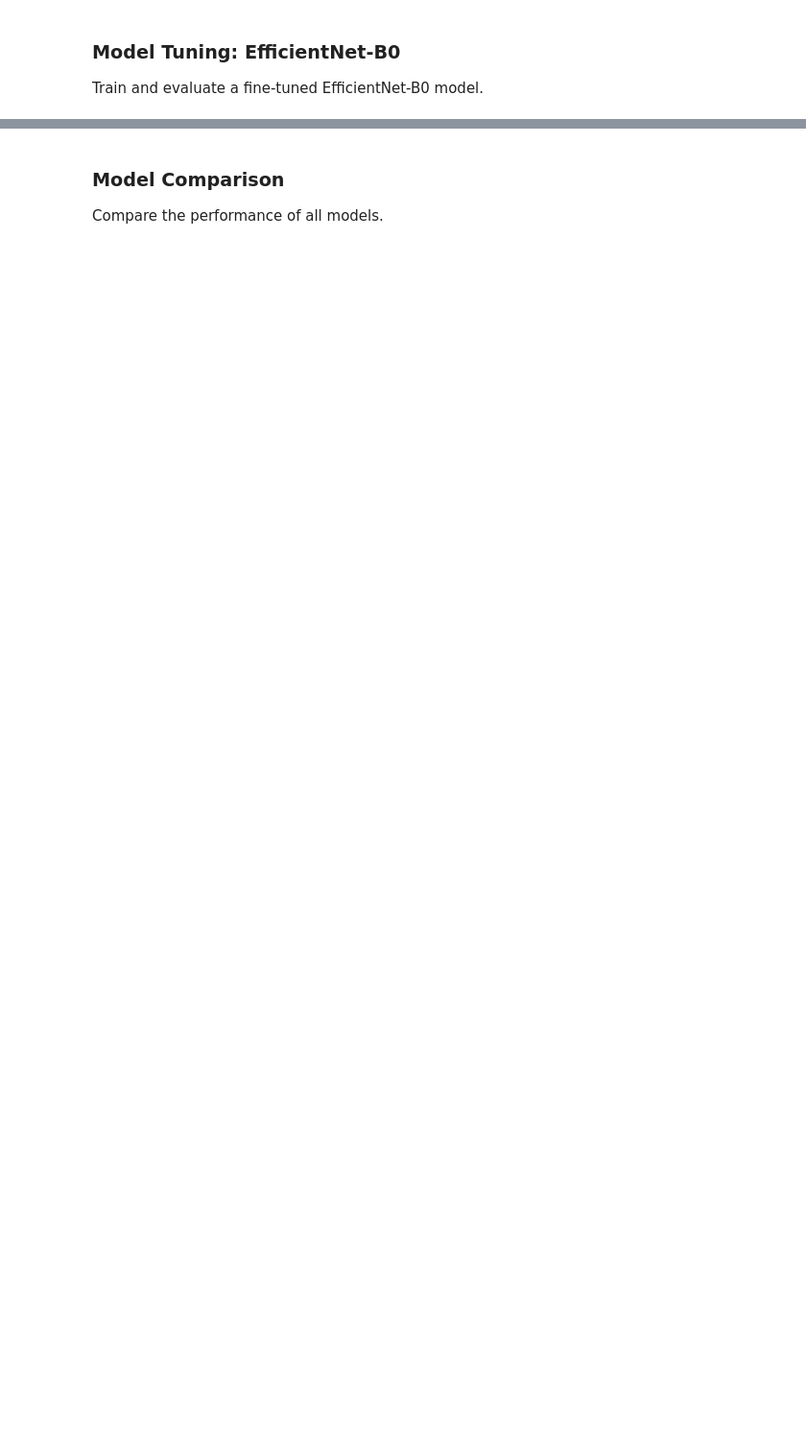
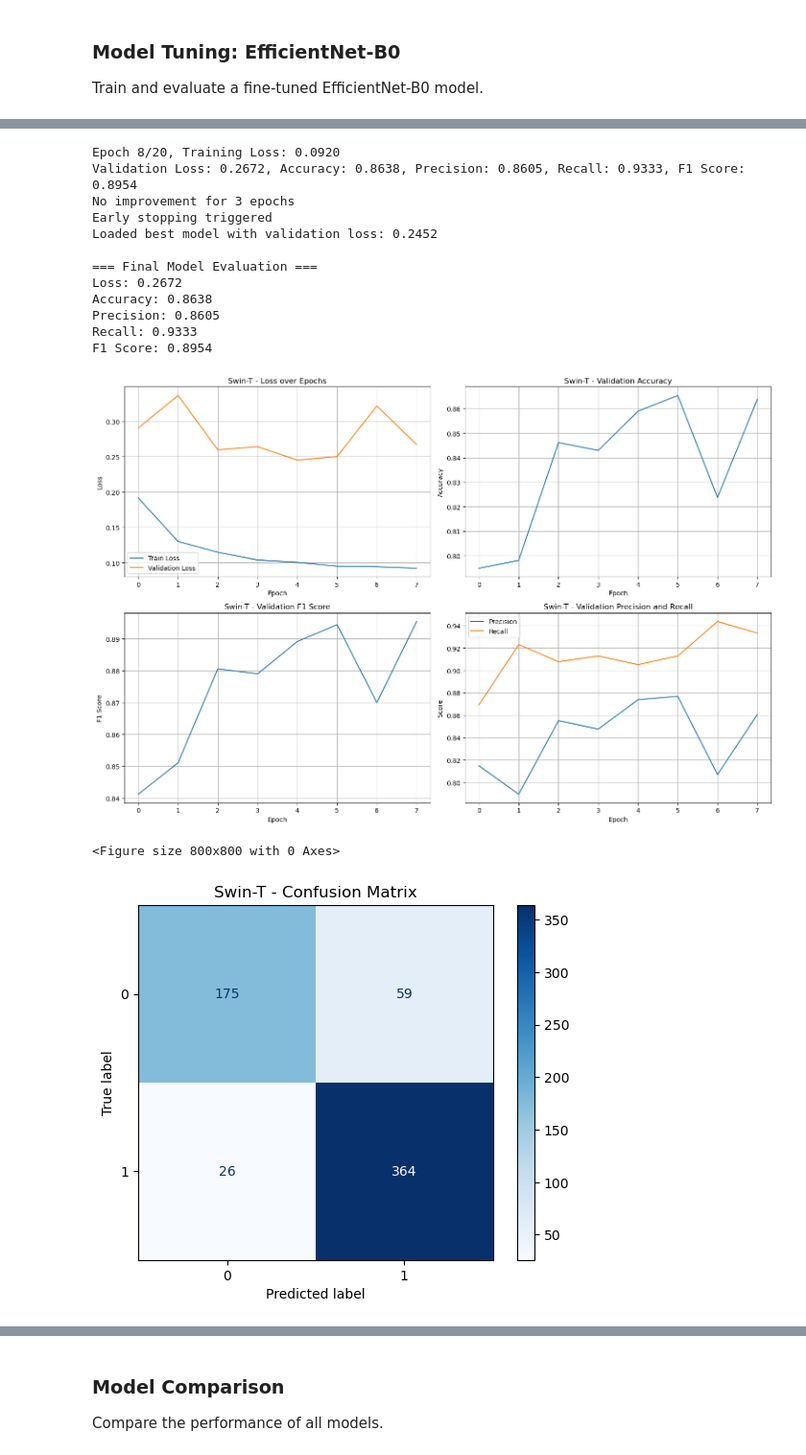
Before and after one commit to LuoZihYuan/Pneumonia-Detection, a Jupyter notebook: 3_pretrained_model_tuning.ipynb, the cells around one changed output, grey strips where cells are left out. Shown at 96% size. Drawn from its saved outputs; the diff is of its cells as text; code cells hidden in the pictures; blank space fills up the shorter version.

```diff
--- a/3_pretrained_model_tuning.ipynb
+++ b/3_pretrained_model_tuning.ipynb
@@ -561,0 +665,6 @@ F1 Score: 0.9114
+# %%
+swin_model = create_swin_model()
+swin_model, swin_metrics = train_model(
+  swin_model, trainloader, testloader, model_name="Swin-T"
+)
+# %% [output]
@@ -561,0 +695,15 @@ F1 Score: 0.9114
+Epoch 8/20, Training Loss: 0.0920
+Validation Loss: 0.2672, Accuracy: 0.8638, Precision: 0.8605, Recall: 0.9333, F1 Score: 0.8954
+No improvement for 3 epochs
+Early stopping triggered
+Loaded best model with validation loss: 0.2452
+
+=== Final Model Evaluation ===
+Loss: 0.2672
+Accuracy: 0.8638
+Precision: 0.8605
+Recall: 0.9333
+F1 Score: 0.8954
+[figure, added]
+<Figure size 800x800 with 0 Axes>
+[figure, added]
```
Also changed, not shown: parts of 14 cells of this notebook.
